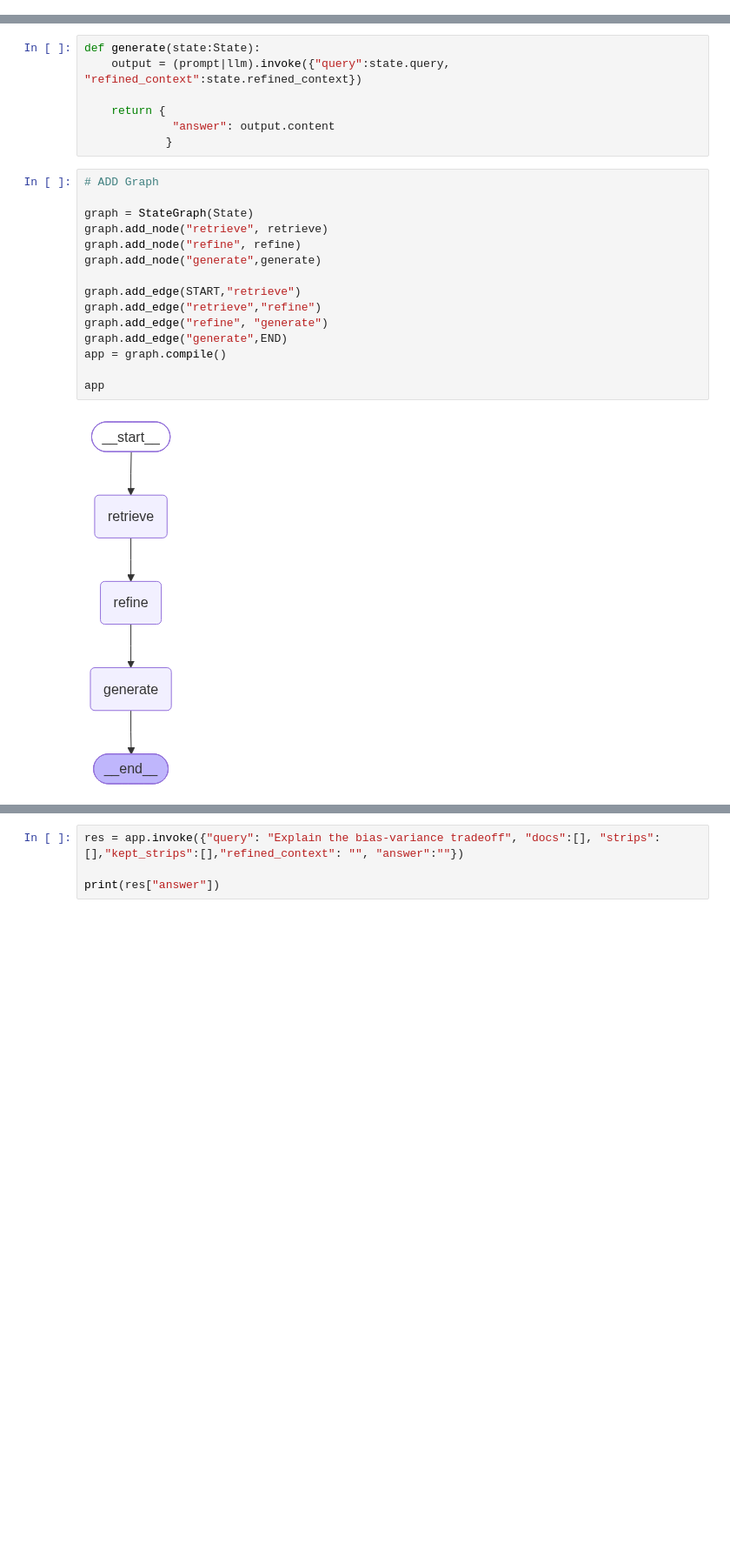
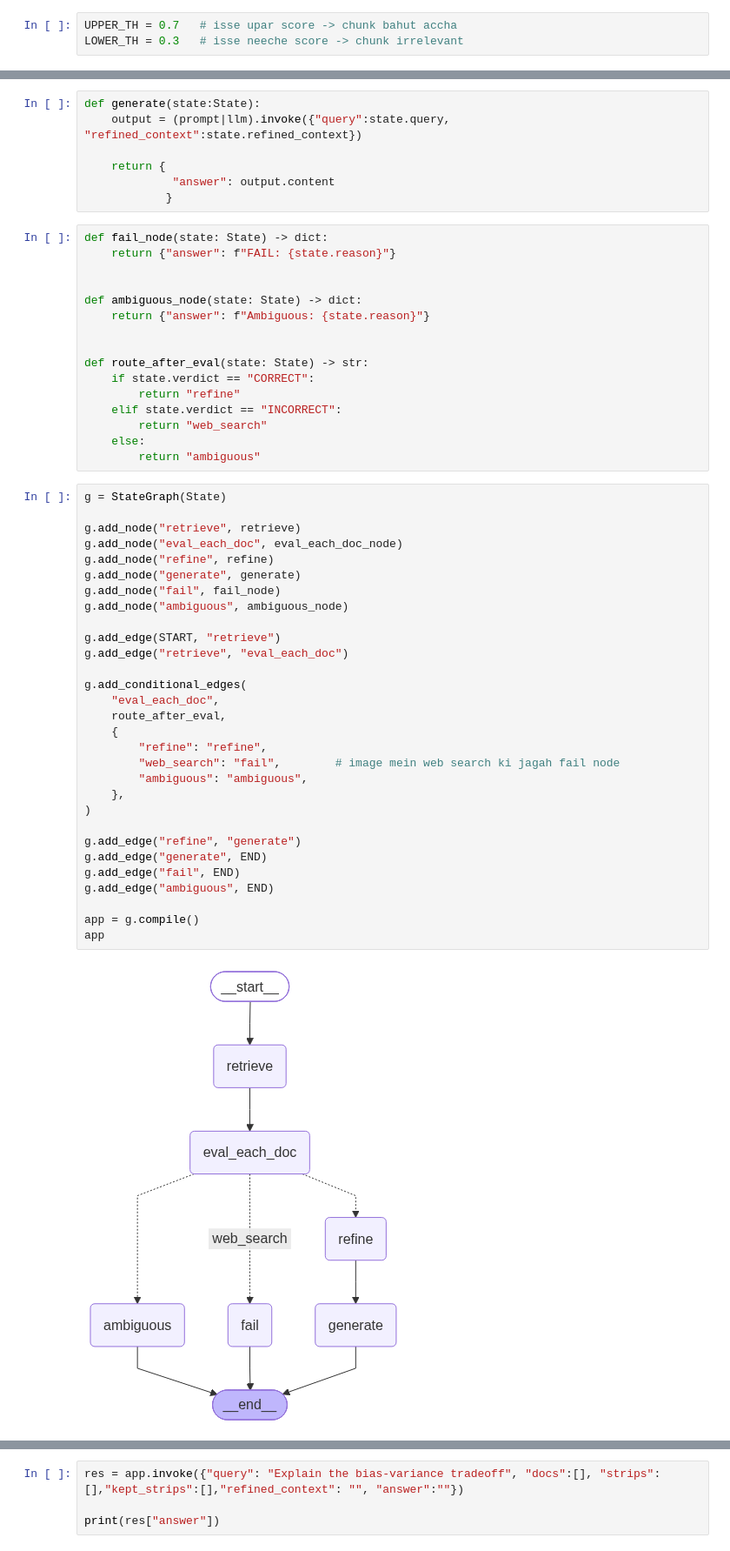
Before and after one commit to underiya-ai/Corrective_Rag, a Jupyter notebook: Corrective_rag.ipynb, the cells around one changed output, grey strips where cells are left out. Shown at 87% size. Cells and saved outputs as stored; diff of their text form; blank space fills up the shorter version.

```diff
--- a/Corrective_rag.ipynb
+++ b/Corrective_rag.ipynb
@@ -39,6 +39,9 @@ retriever = vector_store.as_retriever(search_type='similarity', search_kwargs={'
 ## Query Search
 # %%
 llm = ChatGroq(model="openai/gpt-oss-120b",api_key=os.getenv("GROQ_API_KEY"),temperature=0)
+# %%
+UPPER_TH = 0.7   # isse upar score -> chunk bahut accha
+LOWER_TH = 0.3   # isse neeche score -> chunk irrelevant
 # %%
 class State(BaseModel):
     query:str
@@ -129,20 +207,51 @@ def generate(state:State):
     return {
              "answer": output.content
             }
+# %%
+def fail_node(state: State) -> dict:
+    return {"answer": f"FAIL: {state.reason}"}
+
+
+def ambiguous_node(state: State) -> dict:
+    return {"answer": f"Ambiguous: {state.reason}"}
+
+
+def route_after_eval(state: State) -> str:
+    if state.verdict == "CORRECT":
+        return "refine"
+    elif state.verdict == "INCORRECT":
+        return "web_search"
+    else:
+        return "ambiguous"
 # %%
-# ADD Graph
+g = StateGraph(State)
 
-graph = StateGraph(State)
-graph.add_node("retrieve", retrieve)
-graph.add_node("refine", refine)
-graph.add_node("generate",generate)
+g.add_node("retrieve", retrieve)
+g.add_node("eval_each_doc", eval_each_doc_node)
+g.add_node("refine", refine)
+g.add_node("generate", generate)
+g.add_node("fail", fail_node)
+g.add_node("ambiguous", ambiguous_node)
 
-graph.add_edge(START,"retrieve")
-graph.add_edge("retrieve","refine")
-graph.add_edge("refine", "generate")
-graph.add_edge("generate",END)
-app = graph.compile()
+g.add_edge(START, "retrieve")
+g.add_edge("retrieve", "eval_each_doc")
 
+g.add_conditional_edges(
+    "eval_each_doc",
+    route_after_eval,
+    {
+        "refine": "refine",
+        "web_search": "fail",        # image mein web search ki jagah fail node
+        "ambiguous": "ambiguous",
+    },
+)
+
+g.add_edge("refine", "generate")
+g.add_edge("generate", END)
+g.add_edge("fail", END)
+g.add_edge("ambiguous", END)
+
+app = g.compile()
 app
 # %% [output]
-[figure, old version]
+[figure, new version]
```
Also changed, not shown: parts of 5 cells of this notebook, 1 other file.
